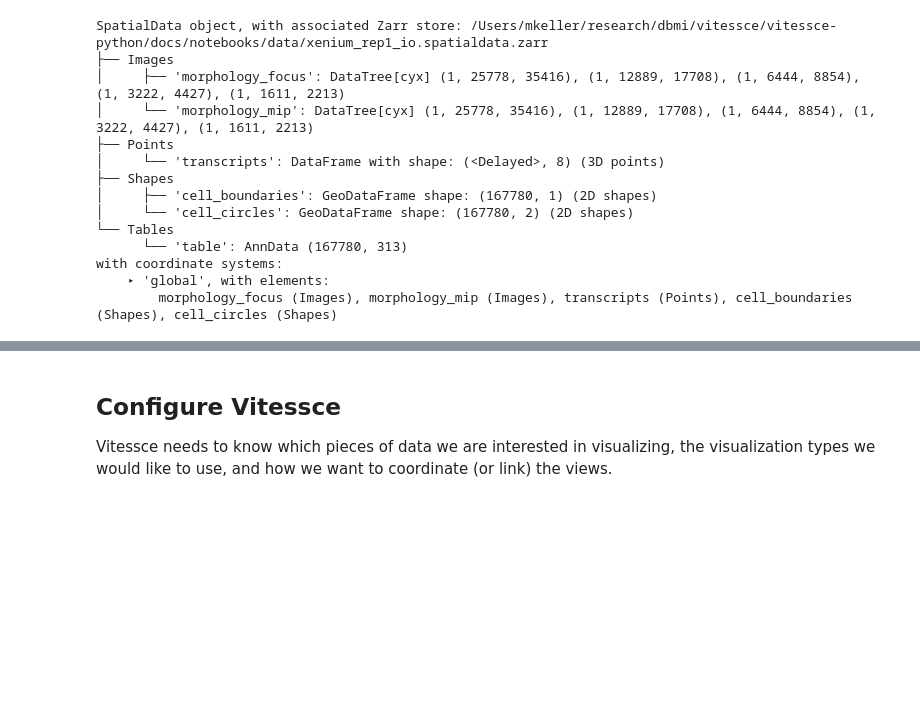
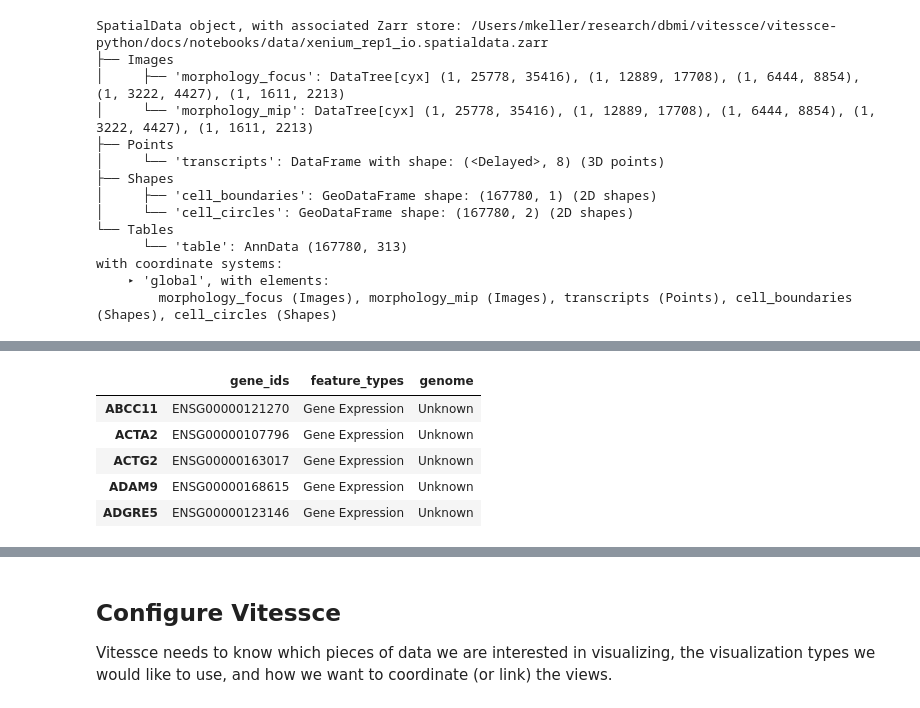
Before and after one commit to vitessce/vitessce-python, a Jupyter notebook: docs/notebooks/spatial_data_xenium_morton.ipynb, the cells around one changed output, grey strips where cells are left out. Drawn from its saved outputs; the diff is of its cells as text; code cells hidden in the pictures; blank space fills up the shorter version.

```diff
--- a/docs/notebooks/spatial_data_xenium_morton.ipynb
+++ b/docs/notebooks/spatial_data_xenium_morton.ipynb
@@ -69,0 +101,26 @@ with coordinate systems:
+# %%
+"""
+sdata["rasterized"] = rasterize(
+    sdata["cell_boundaries"],
+    ["x", "y"],
+    min_coordinate=[0, 0],
+    max_coordinate=[35416, 25778], # shape of image [x, y]
+    target_coordinate_system="global",
+    target_unit_to_pixels=1.0,
+    return_regions_as_labels=True,
+    value_key="cell_id",
+)
+"""
+
+# Running into error:
+
+"""
+File .venv/lib/python3.10/site-packages/spatialdata/_core/operations/rasterize.py:723, in rasterize_shapes_points(data, axes, min_coordinate, max_coordinate, target_coordinate_system, target_unit_to_pixels, target_width, target_height, target_depth, element_name, sdata, value_key, table_name, return_regions_as_labels, agg_func, return_single_channel)
+    721 max_uint16 = np.iinfo(np.uint16).max
+    722 if max_label > max_uint16:
+--> 723     raise ValueError(f"Maximum label index is {max_label}. Values higher than {max_uint16} are not supported.")
+    724 agg = agg.astype(np.uint16)
+    725 return Labels2DModel.parse(agg, transformations=transformations)
+
+ValueError: Maximum label index is 167780. Values higher than 65535 are not supported.
+"""
@@ -77,4 +154,4 @@ sdata.points['transcripts'].head()
 | 3 | 4.906601 | 581.428650 | 11.222615 | DAPK3 | 271 | 0 | 281474976710659 | 20.821745 |
 | 4 | 5.660699 | 720.851746 | 9.265523 | TCIM | 291 | 0 | 281474976710660 | 18.017488 |
 # %%
-sdata_morton_sort_points(sdata, "transcripts")
+sdata = sdata_morton_sort_points(sdata, "transcripts")
@@ -95,0 +171,10 @@ with coordinate systems:
+# %%
+var_df = sdata.tables["table"].var
+var_df.head()
+# %% [output]
+|  | gene_ids | feature_types | genome |
+| ABCC11 | ENSG00000121270 | Gene Expression | Unknown |
+| ACTA2 | ENSG00000107796 | Gene Expression | Unknown |
+| ACTG2 | ENSG00000163017 | Gene Expression | Unknown |
+| ADAM9 | ENSG00000168615 | Gene Expression | Unknown |
+| ADGRE5 | ENSG00000123146 | Gene Expression | Unknown |
```
Also changed, not shown: parts of 39 cells of this notebook.
